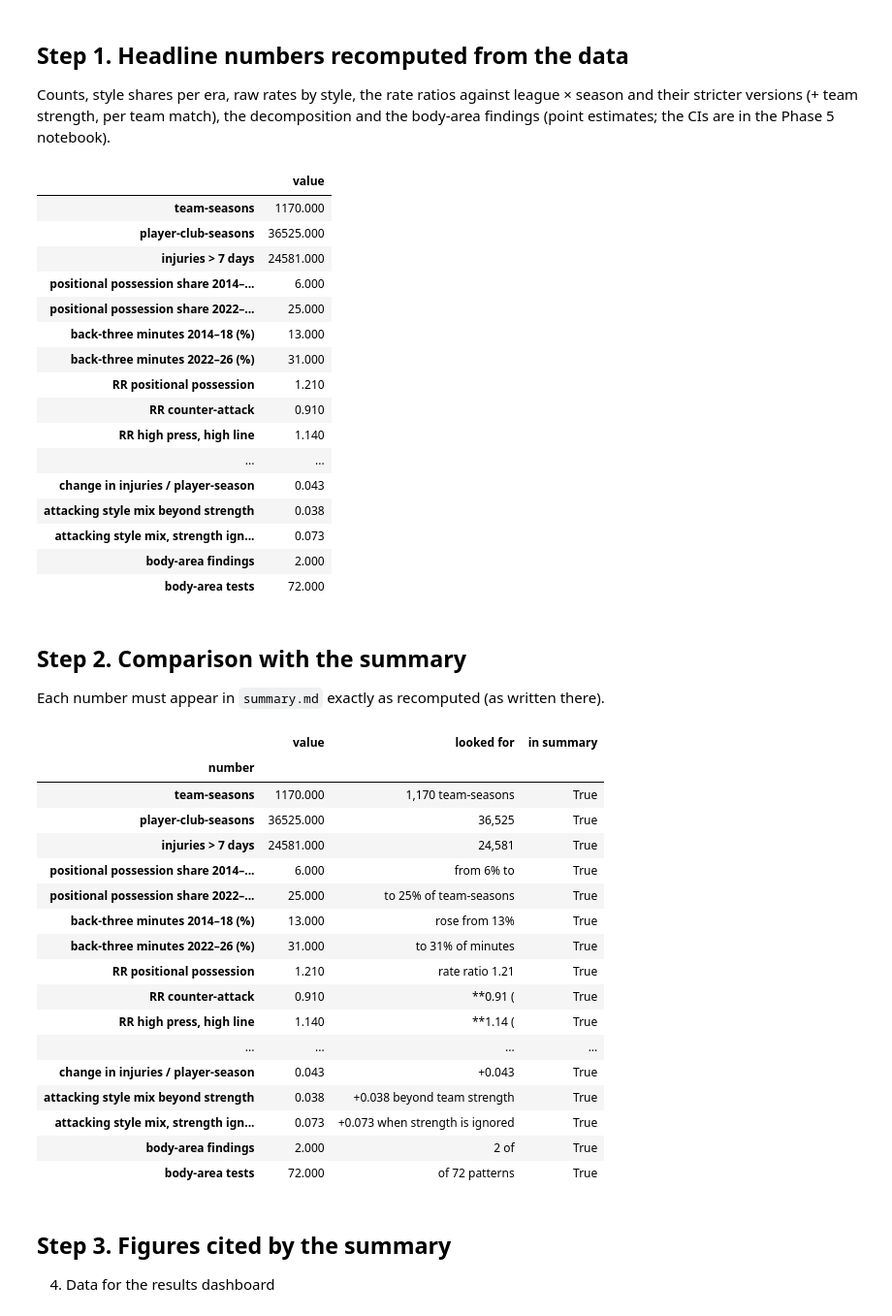
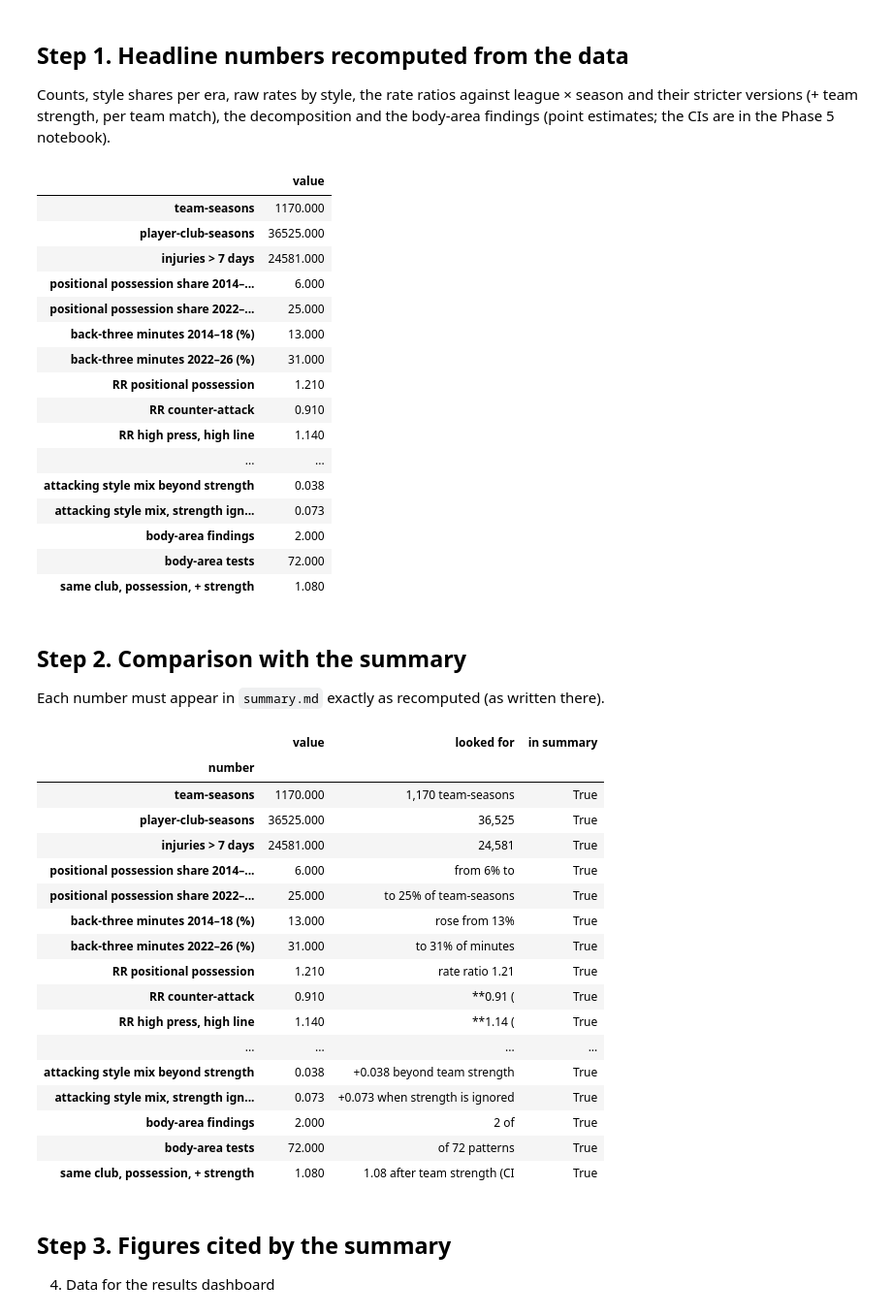
Before and after one commit to Mohammad99Shweiki/football-injuries, a Jupyter notebook: notebooks/06_report.ipynb, the cells around one changed output. Shown at 97% size. Cells and saved outputs as stored; diff of their text form; code cells hidden in the pictures.

```diff
--- a/notebooks/06_report.ipynb
+++ b/notebooks/06_report.ipynb
@@ -68,6 +68,8 @@ numbers |= {
     "attacking style mix beyond strength": round(d.loc["attacking style", "from style mix"], 3),
     "attacking style mix, strength ignored": round(d.loc["attacking style", "style mix, strength ignored"], 3),
     "body-area findings": int(fdr.finding.sum()), "body-area tests": len(fdr),
+    "same club, possession, + strength": round(pd.read_csv(DATA_DIR / "05_injury_analysis" / "tables" / "same_club.csv")
+                                              .set_index("style").loc["Positional possession", "ratio, + team strength"], 2),
 }
 pd.Series(numbers, name="value").to_frame()
 # %% [output]
@@ -83,11 +85,11 @@ pd.Series(numbers, name="value").to_frame()
 | RR counter-attack | 0.910 |
 | RR high press, high line | 1.140 |
 | ... | ... |
-| change in injuries / player-season | 0.043 |
 | attacking style mix beyond strength | 0.038 |
 | attacking style mix, strength ign... | 0.073 |
 | body-area findings | 2.000 |
 | body-area tests | 72.000 |
+| same club, possession, + strength | 1.080 |
 # %% [markdown]
 ## Step 2. Comparison with the summary
 
@@ -101,38 +103,39 @@ EXPECTED_TEXT = {
     "RR low block": "**{:.2f} (", "days RR positional possession": "| {:.2f} (",
     "injuries / player-season 2014–18": "from {:.3f}", "injuries / player-season 2022–26": "to {:.3f} per player-season",
     "RR positional possession, + strength": "{:.2f} after team strength", "RR positional possession, + age × position": "{:.2f} after age and position",
     "RR positional possession, per match + strength": "{:.2f} per team match", "RR high press, + strength": "high press: {:.2f} after team strength",
     "RR high press, per match + strength": "{:.2f} per match", "change in injuries / player-season": "+{:.3f}",
     "attacking style mix beyond strength": "+{:.3f} beyond team strength", "attacking style mix, strength ignored": "+{:.3f} when strength is ignored",
     "body-area findings": "{} of", "body-area tests": "of {} patterns",
+    "same club, possession, + strength": "{:.2f} after team strength (CI",
 }
 rows = []
 for key, pattern in EXPECTED_TEXT.items():
     value = numbers[key]
     text = pattern.format(value) if "{" in pattern else pattern
     rows.append({"number": key, "value": value, "looked for": text, "in summary": text in SUMMARY})
 check = pd.DataFrame(rows).set_index("number")
 assert check["in summary"].all(), check[~check["in summary"]]
 check
 # %% [output]
 |  | value | looked for | in summary |
 | number |  |  |  |
 | team-seasons | 1170.000 | 1,170 team-seasons | True |
 | player-club-seasons | 36525.000 | 36,525 | True |
 | injuries > 7 days | 24581.000 | 24,581 | True |
 | positional possession share 2014–... | 6.000 | from 6% to | True |
 | positional possession share 2022–... | 25.000 | to 25% of team-seasons | True |
 | back-three minutes 2014–18 (%) | 13.000 | rose from 13% | True |
 | back-three minutes 2022–26 (%) | 31.000 | to 31% of minutes | True |
 | RR positional possession | 1.210 | rate ratio 1.21 | True |
 | RR counter-attack | 0.910 | **0.91 ( | True |
 | RR high press, high line | 1.140 | **1.14 ( | True |
 | ... | ... | ... | ... |
-| change in injuries / player-season | 0.043 | +0.043 | True |
 | attacking style mix beyond strength | 0.038 | +0.038 beyond team strength | True |
 | attacking style mix, strength ign... | 0.073 | +0.073 when strength is ignored | True |
 | body-area findings | 2.000 | 2 of | True |
 | body-area tests | 72.000 | of 72 patterns | True |
+| same club, possession, + strength | 1.080 | 1.08 after team strength (CI | True |
 # %% [markdown]
 ## Step 3. Figures cited by the summary
 4. Data for the results dashboard
```
Also changed, not shown: 5 other files.
